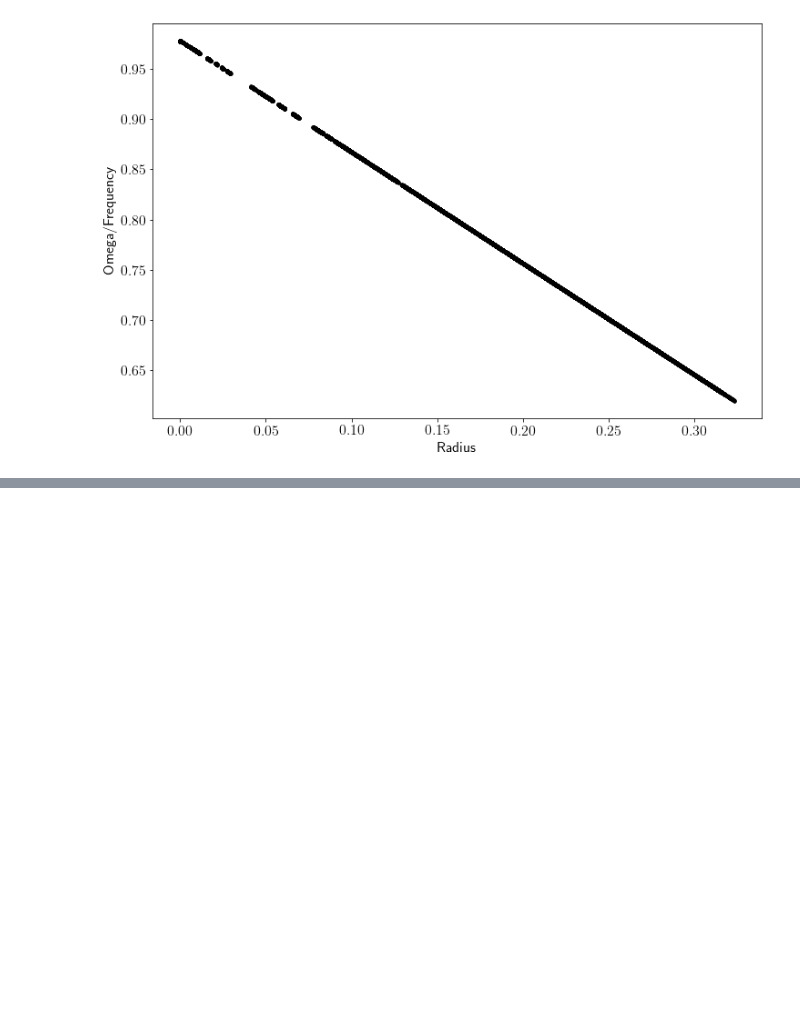
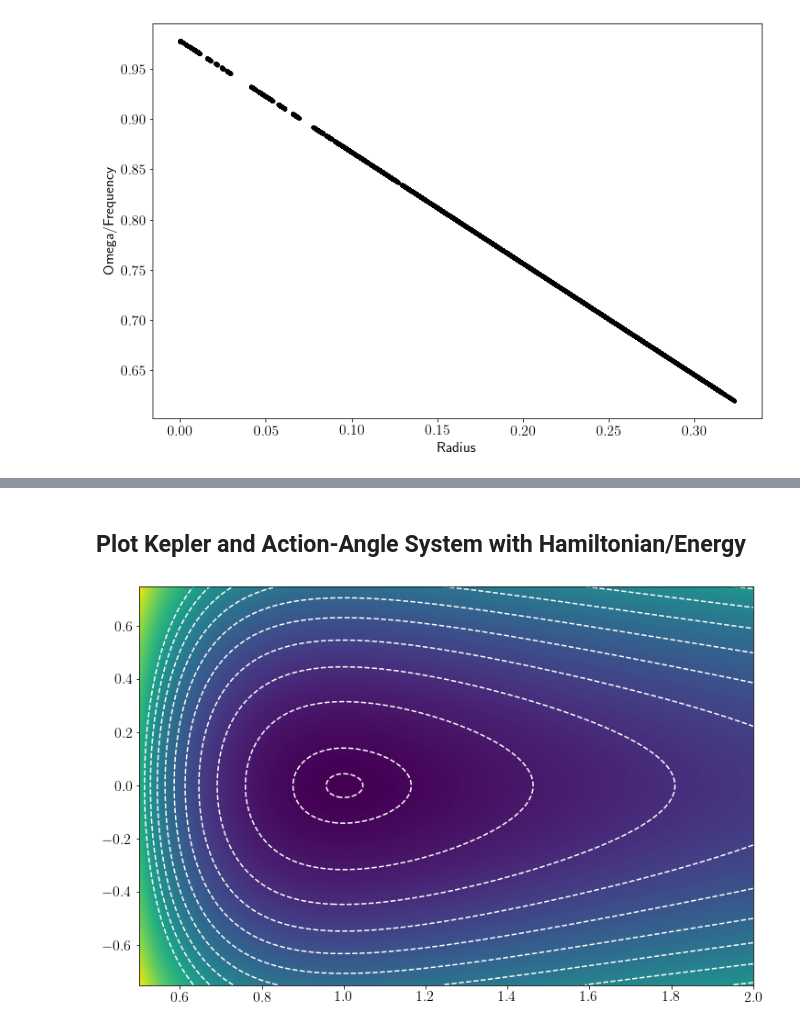
Before and after one commit to jbramburger/DataDrivenDynSyst, a Jupyter notebook: Autoencoder Neural Networks/ActionAngle.ipynb, the cells around one changed output, grey strips where cells are left out. Saved outputs shown, nothing was run; the diff lists cells and outputs as text; code cells hidden in the pictures; blank space fills up the shorter version.

```diff
--- a/Autoencoder Neural Networks/ActionAngle.ipynb
+++ b/Autoencoder Neural Networks/ActionAngle.ipynb
@@ -201,0 +210,20 @@ Here is the full report generated by latex:
+# %% [markdown]
+## Plot Kepler and Action-Angle System with Hamiltonian/Energy
+# %%
+def Ham(x,y):
+    return (1/2)*(y**2) + (1/2)*x**(-2) - x**(-1)
+
+x1 = np.linspace(0.5, 2.0, num=1000)
+x2 = np.linspace(-.75, 0.75, num=1000)
+xv, yv = np.meshgrid(x1,x2)
+h = Ham(xv,yv)
+u = yv
+v = xv**(-3) - xv**(-2)
+
+# Plot trajectories on top of Hamiltonian contour plot
+plt.figure()
+cc = plt.pcolormesh(xv,yv,h,shading='auto' )
+plt.contour(xv, yv, h, levels = [-0.499, -0.49, -0.45, -0.40, -0.35, -0.3, -0.25, -0.2, -0.15, -0.1, -0.05], colors='w')
+plt.show()
+# %% [output]
+[figure, added]
```
Also changed, not shown: parts of 5 cells of this notebook, 12 other files.
